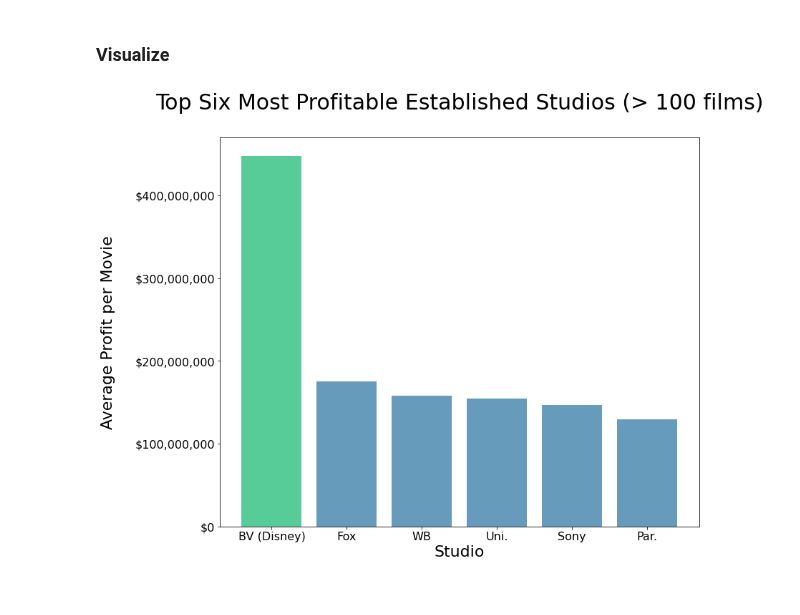
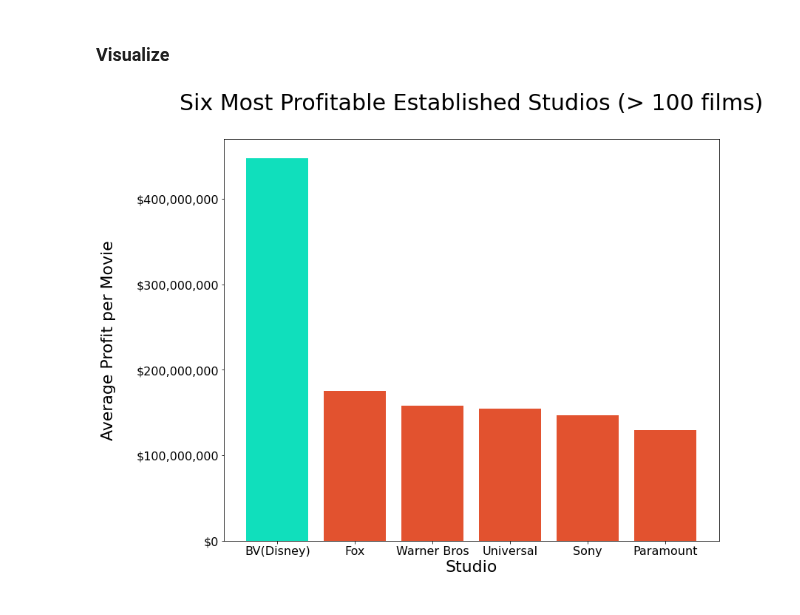
Before and after one commit to dcruzven/Movie-Analysis-Project, a Jupyter notebook: profit_work/Tom's Notebook.ipynb, the cells around one changed output. Saved outputs shown, nothing was run; the diff lists cells and outputs as text; code cells hidden in the pictures.

```diff
--- a/profit_work/Tom's Notebook.ipynb
+++ b/profit_work/Tom's Notebook.ipynb
@@ -300,19 +368,19 @@ Name: Profit, dtype: float64
 # %%
 import matplotlib.pyplot as plt
 from matplotlib.ticker import StrMethodFormatter
 fig, ax = plt.subplots(figsize = (12,10))
-x = top_studios_profit.index
+x = ['BV(Disney)', 'Fox', 'Warner Bros', 'Universal', 'Sony', 'Paramount']
 height = top_studios_profit.values
 
-colors = ['#57cc99' if val > 2*10**8 else '#669bbc' for val in height]
+colors = ['#10DFBC' if val > 2*10**8 else '#E2522F' for val in height]
 
 ax.yaxis.set_major_formatter(StrMethodFormatter('${x:,.0f}'))
 plt.xticks(fontsize = 16)
 plt.yticks(fontsize = 16)
 
 ax.bar(x, height, color=colors)
-ax.set_title('Top Six Most Profitable Established Studios (> 100 films)\n', fontsize = 30)
+ax.set_title('Six Most Profitable Established Studios (> 100 films)\n', fontsize = 30)
 ax.set_xlabel('Studio\n', fontsize = 22)
 ax.set_ylabel('Average Profit per Movie\n', fontsize = 22);
 # %% [output]
-[figure, old version]
+[figure, new version]
```
Also changed, not shown: parts of 8 cells of this notebook.
